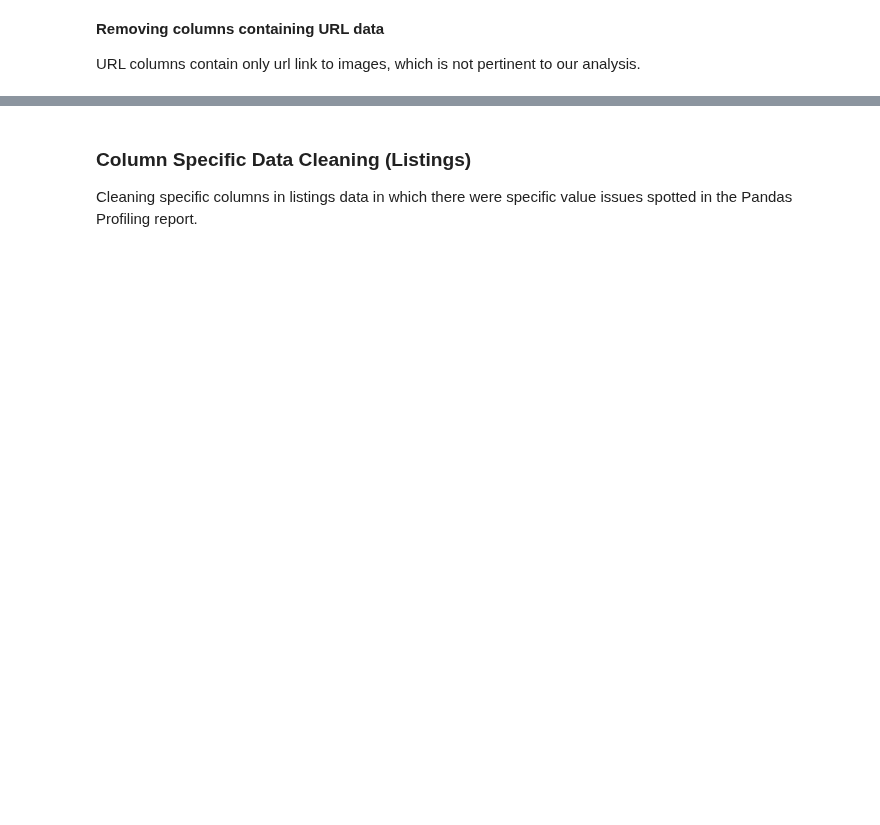
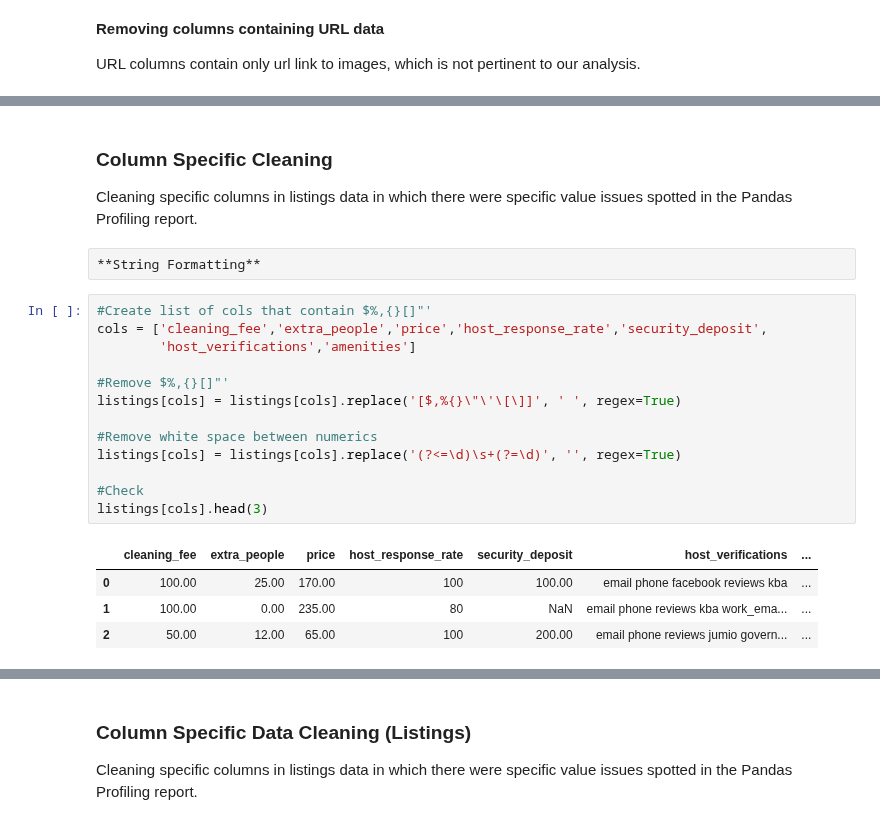
Before and after one commit to KishenSharma6/Airbnb-SF, a Jupyter notebook: Project Codes/Data Cleaning Scripts/Airbnb Listings Data Cleaning.ipynb, the cells around one changed output, grey strips where cells are left out. Cells and saved outputs as stored; diff of their text form; blank space fills up the shorter version.

```diff
--- a/Project Codes/Data Cleaning Scripts/Airbnb Listings Data Cleaning.ipynb
+++ b/Project Codes/Data Cleaning Scripts/Airbnb Listings Data Cleaning.ipynb
@@ -162,0 +194,24 @@ Updated listings shape: (88937, 71)
+# %% [markdown]
+### Column Specific Cleaning
+
+Cleaning specific columns in listings data in which there were specific value issues spotted in the Pandas Profiling report.
+# %% [raw]
+**String Formatting**
+# %%
+#Create list of cols that contain $%,{}[]"'
+cols = ['cleaning_fee','extra_people','price','host_response_rate','security_deposit',
+        'host_verifications','amenities']
+
+#Remove $%,{}[]"'
+listings[cols] = listings[cols].replace('[$,%{}\"\'\[\]]', ' ', regex=True)
+
+#Remove white space between numerics
+listings[cols] = listings[cols].replace('(?<=\d)\s+(?=\d)', '', regex=True)
+
+#Check
+listings[cols].head(3)
+# %% [output]
+|  | cleaning_fee | extra_people | price | host_response_rate | security_deposit | host_verifications | ... |
+| 0 | 100.00 | 25.00 | 170.00 | 100 | 100.00 | email phone facebook reviews kba | ... |
+| 1 | 100.00 | 0.00 | 235.00 | 80 | NaN | email phone reviews kba work_ema... | ... |
+| 2 | 50.00 | 12.00 | 65.00 | 100 | 200.00 | email phone reviews jumio govern... | ... |
```
Also changed, not shown: parts of 68 cells of this notebook.
